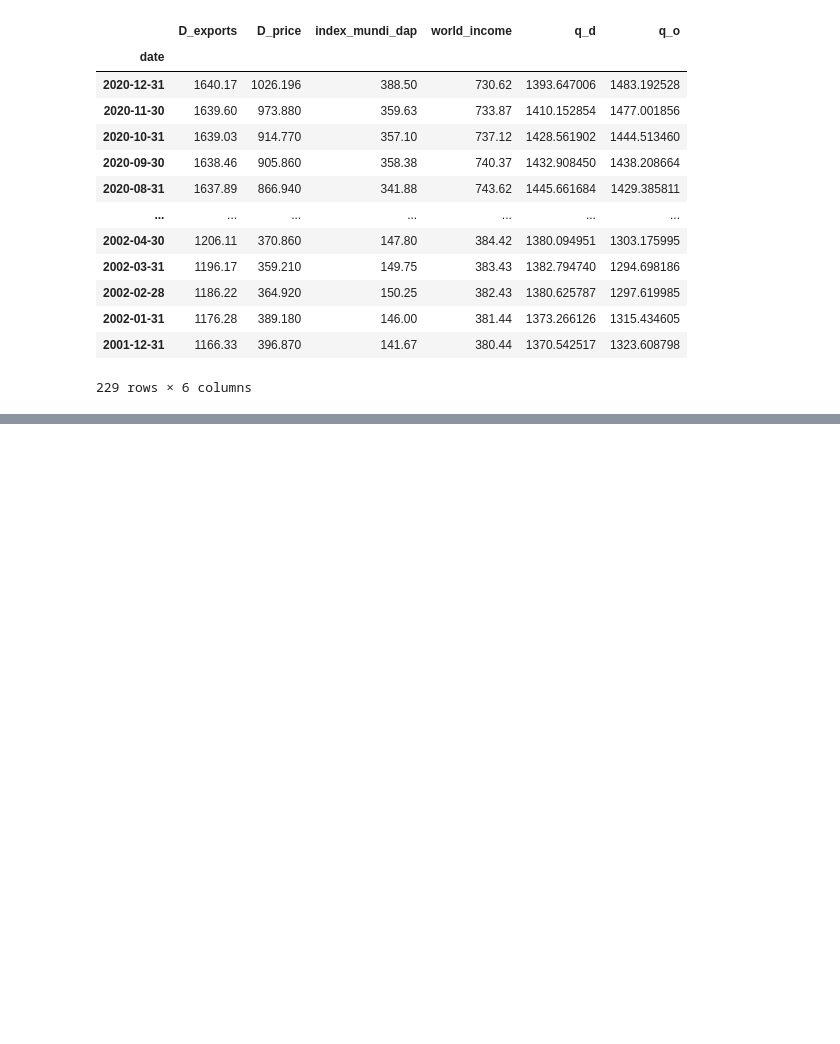
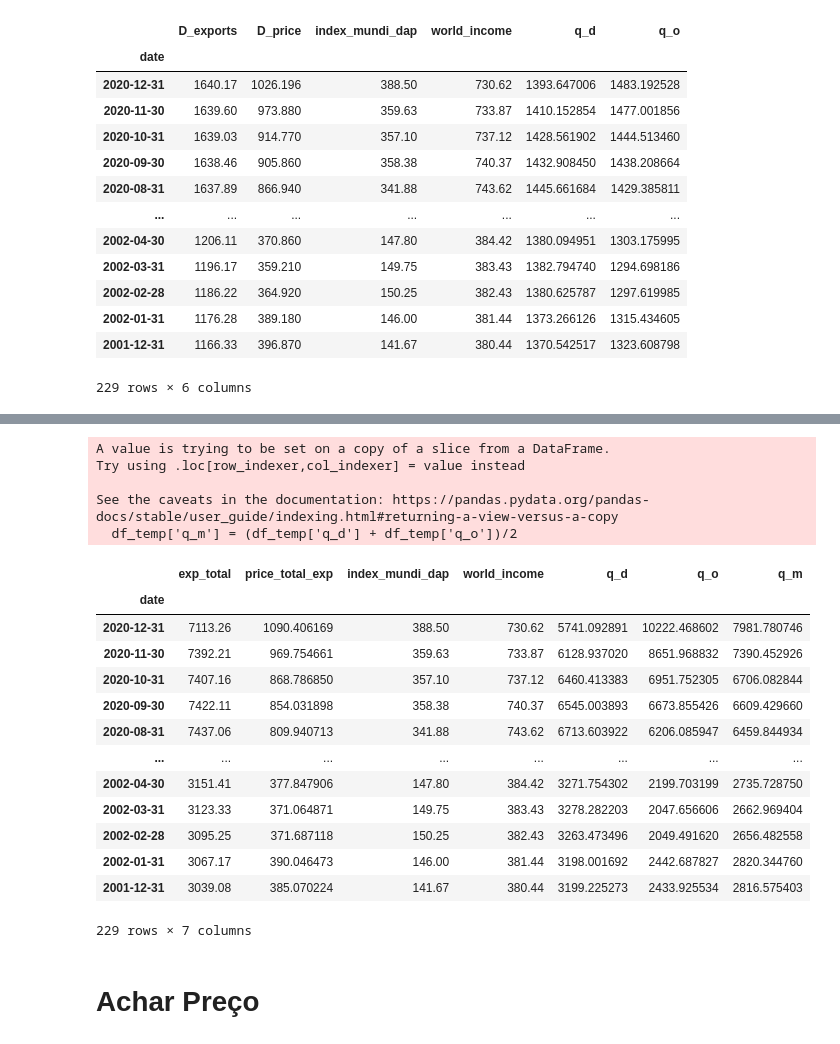
Before and after one commit to fkfouri/vegetable_oil_mkt, a Jupyter notebook: mkt/__2SLS_vegetable_oil-COMM5_4.ipynb, the cells around one changed output, grey strips where cells are left out. Drawn from its saved outputs; the diff is of its cells as text; code cells hidden in the pictures; blank space fills up the shorter version.

```diff
--- a/mkt/__2SLS_vegetable_oil-COMM5_4.ipynb
+++ b/mkt/__2SLS_vegetable_oil-COMM5_4.ipynb
@@ -595,0 +800,10 @@ See the caveats in the documentation: https://pandas.pydata.org/pandas-docs/stab
+# %%
+EXP = 'exp_total'
+PRIC = 'price_total_exp'
+
+df_temp = df_main[[EXP, PRIC, 'index_mundi_dap', 'world_income']]
+print('DEMANDA')
+d = compare_models(df_temp, explicada= EXP, explicativa= ['world_income'], endogena= [PRIC], VI=['index_mundi_dap'] )
+print('-~=' * 40)
+print('OFERTA')
+o = compare_models(df_temp, explicada= EXP, explicativa= ['index_mundi_dap'], endogena= [PRIC], VI=['world_income'] )
@@ -595,0 +828,6 @@ See the caveats in the documentation: https://pandas.pydata.org/pandas-docs/stab
+# %%
+df_temp['q_d'] = d.params['const'] + d.params[PRIC]*df_temp[PRIC] + d.params['world_income']*df_temp['world_income']
+df_temp
+
+df_temp['q_o'] = o.params['const'] + o.params[PRIC]*df_temp[PRIC] + o.params['index_mundi_dap']*df_temp['index_mundi_dap']
+df_temp
@@ -595,0 +859,25 @@ See the caveats in the documentation: https://pandas.pydata.org/pandas-docs/stab
+# %%
+df_temp['q_m'] = (df_temp['q_d'] + df_temp['q_o'])/2
+df_temp
+# %% [output]
+A value is trying to be set on a copy of a slice from a DataFrame.
+Try using .loc[row_indexer,col_indexer] = value instead
+
+See the caveats in the documentation: https://pandas.pydata.org/pandas-docs/stable/user_guide/indexing.html#returning-a-view-versus-a-copy
+  df_temp['q_m'] = (df_temp['q_d'] + df_temp['q_o'])/2
+|  | exp_total | price_total_exp | index_mundi_dap | world_income | q_d | q_o | q_m |
+| date |  |  |  |  |  |  |  |
+| 2020-12-31 | 7113.26 | 1090.406169 | 388.50 | 730.62 | 5741.092891 | 10222.468602 | 7981.780746 |
+| 2020-11-30 | 7392.21 | 969.754661 | 359.63 | 733.87 | 6128.937020 | 8651.968832 | 7390.452926 |
+| 2020-10-31 | 7407.16 | 868.786850 | 357.10 | 737.12 | 6460.413383 | 6951.752305 | 6706.082844 |
+| 2020-09-30 | 7422.11 | 854.031898 | 358.38 | 740.37 | 6545.003893 | 6673.855426 | 6609.429660 |
+| 2020-08-31 | 7437.06 | 809.940713 | 341.88 | 743.62 | 6713.603922 | 6206.085947 | 6459.844934 |
+| ... | ... | ... | ... | ... | ... | ... | ... |
+| 2002-04-30 | 3151.41 | 377.847906 | 147.80 | 384.42 | 3271.754302 | 2199.703199 | 2735.728750 |
+| 2002-03-31 | 3123.33 | 371.064871 | 149.75 | 383.43 | 3278.282203 | 2047.656606 | 2662.969404 |
+| 2002-02-28 | 3095.25 | 371.687118 | 150.25 | 382.43 | 3263.473496 | 2049.491620 | 2656.482558 |
+| 2002-01-31 | 3067.17 | 390.046473 | 146.00 | 381.44 | 3198.001692 | 2442.687827 | 2820.344760 |
+| 2001-12-31 | 3039.08 | 385.070224 | 141.67 | 380.44 | 3199.225273 | 2433.925534 | 2816.575403 |
+229 rows × 7 columns
+# %% [markdown]
+# Achar Preço
```
Also changed, not shown: parts of 43 cells of this notebook, 2 other files.
